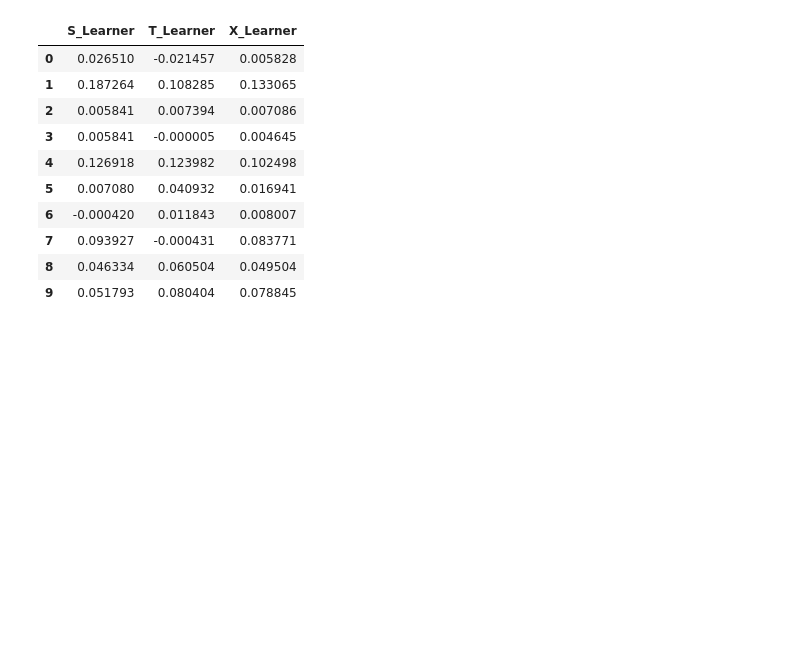
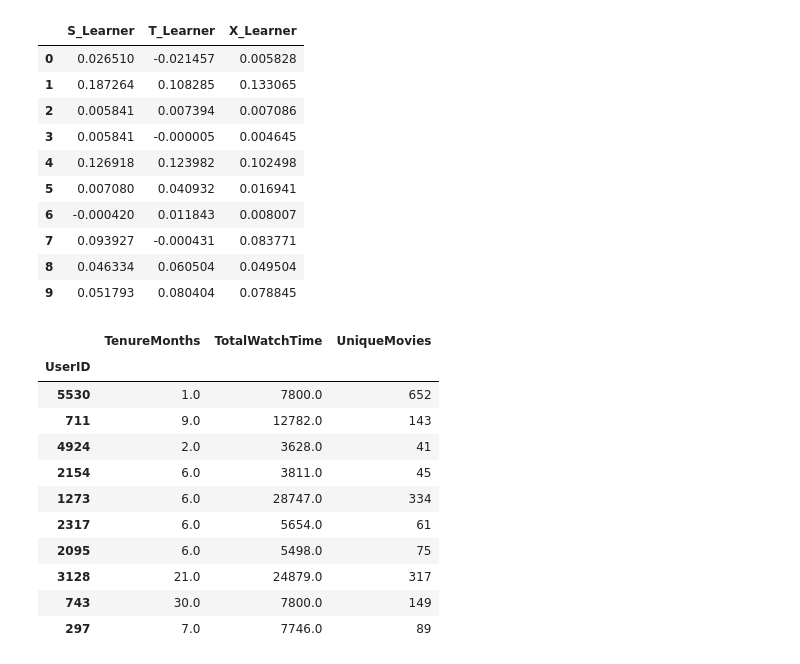
Before and after one commit to stevechengnyc/meta_learners, a Jupyter notebook: MovieLens_EconML_Uplift_Modeling_Final_edited.ipynb, the cells around one changed output. Saved outputs shown, nothing was run; the diff lists cells and outputs as text; code cells hidden in the pictures; blank space fills up the shorter version.

```diff
--- a/MovieLens_EconML_Uplift_Modeling_Final_edited.ipynb
+++ b/MovieLens_EconML_Uplift_Modeling_Final_edited.ipynb
@@ -466,3 +479,18 @@ pd.DataFrame({'S_Learner': s_te, 'T_Learner': t_te, 'X_Learner': x_te}).head(10)
 | 7 | 0.093927 | -0.000431 | 0.083771 |
 | 8 | 0.046334 | 0.060504 | 0.049504 |
 | 9 | 0.051793 | 0.080404 | 0.078845 |
+# %%
+X_test.head(10)
+# %% [output]
+|  | TenureMonths | TotalWatchTime | UniqueMovies |
+| UserID |  |  |  |
+| 5530 | 1.0 | 7800.0 | 652 |
+| 711 | 9.0 | 12782.0 | 143 |
+| 4924 | 2.0 | 3628.0 | 41 |
+| 2154 | 6.0 | 3811.0 | 45 |
+| 1273 | 6.0 | 28747.0 | 334 |
+| 2317 | 6.0 | 5654.0 | 61 |
+| 2095 | 6.0 | 5498.0 | 75 |
+| 3128 | 21.0 | 24879.0 | 317 |
+| 743 | 30.0 | 7800.0 | 149 |
+| 297 | 7.0 | 7746.0 | 89 |
```
Also changed, not shown: parts of 40 cells of this notebook.
